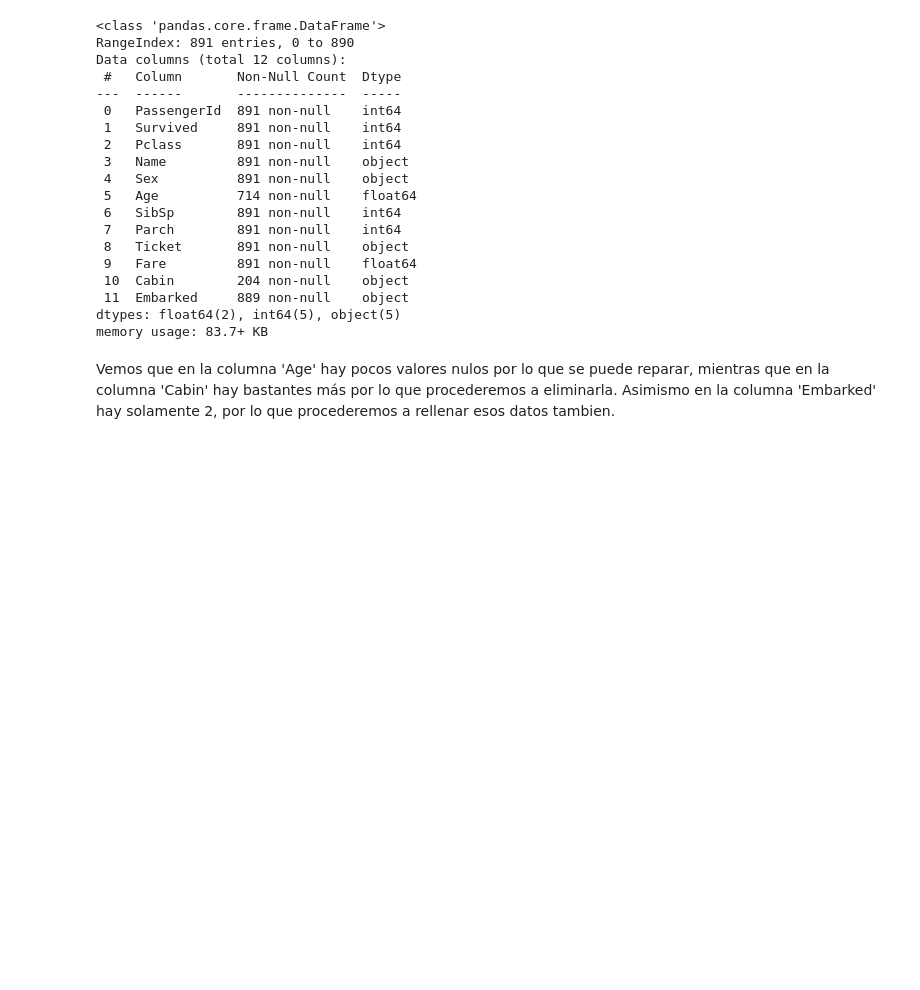
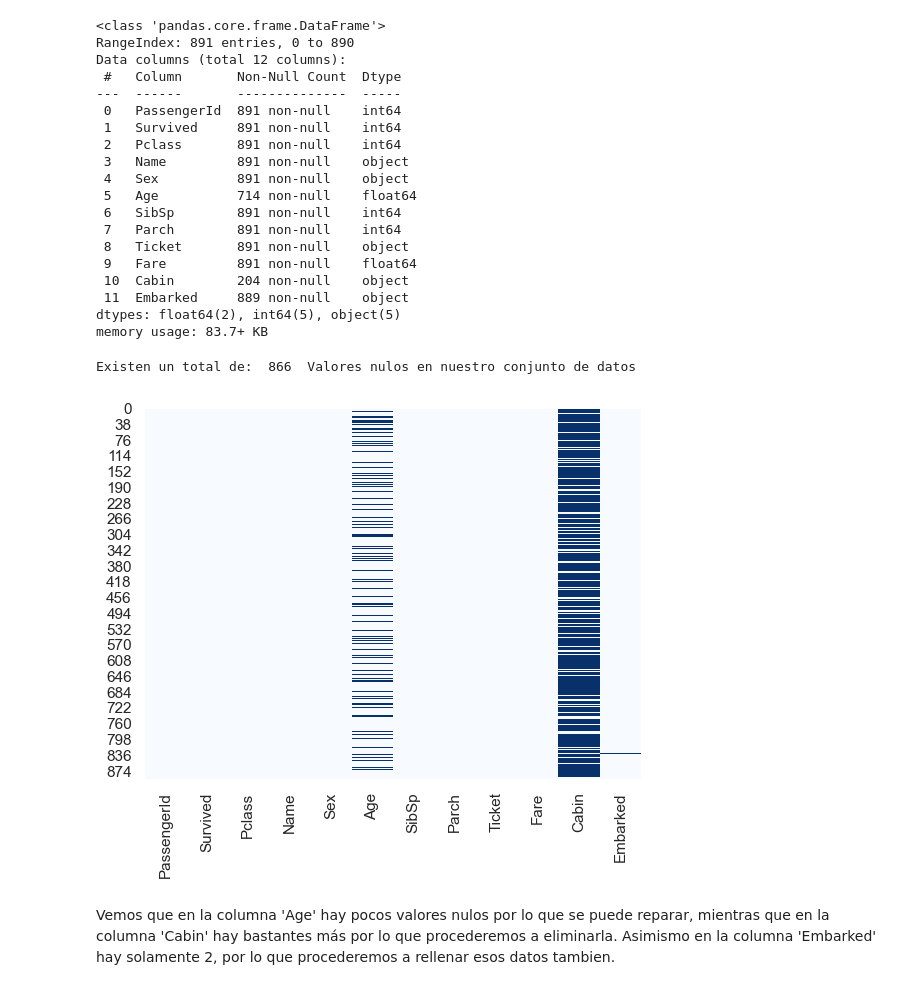
Before and after one commit to JaimeVecina/Ejercicio_Titanic_Proyecto, a Jupyter notebook: Ejercicio_Titanic.ipynb, the cells around one changed output. Drawn from its saved outputs; the diff is of its cells as text; code cells hidden in the pictures; blank space fills up the shorter version.

```diff
--- a/Ejercicio_Titanic.ipynb
+++ b/Ejercicio_Titanic.ipynb
@@ -61,6 +133,12 @@ Data columns (total 12 columns):
  11  Embarked     889 non-null    object
 dtypes: float64(2), int64(5), object(5)
 memory usage: 83.7+ KB
+# %%
+sns.heatmap(df.isnull(), cbar=False, cmap="Blues")
+print("Existen un total de: ", df.isnull().sum().sum(), " Valores nulos en nuestro conjunto de datos")
+# %% [output]
+Existen un total de:  866  Valores nulos en nuestro conjunto de datos
+[figure, added]
 # %% [markdown]
 Vemos que en la columna 'Age' hay pocos valores nulos por lo que se puede reparar, mientras que en
 la columna 'Cabin' hay bastantes más por lo que procederemos a eliminarla. Asimismo en la columna 'Embarked' hay solamente 2, por lo que procederemos a rellenar esos datos tambien.
```
Also changed, not shown: parts of 67 cells of this notebook.
